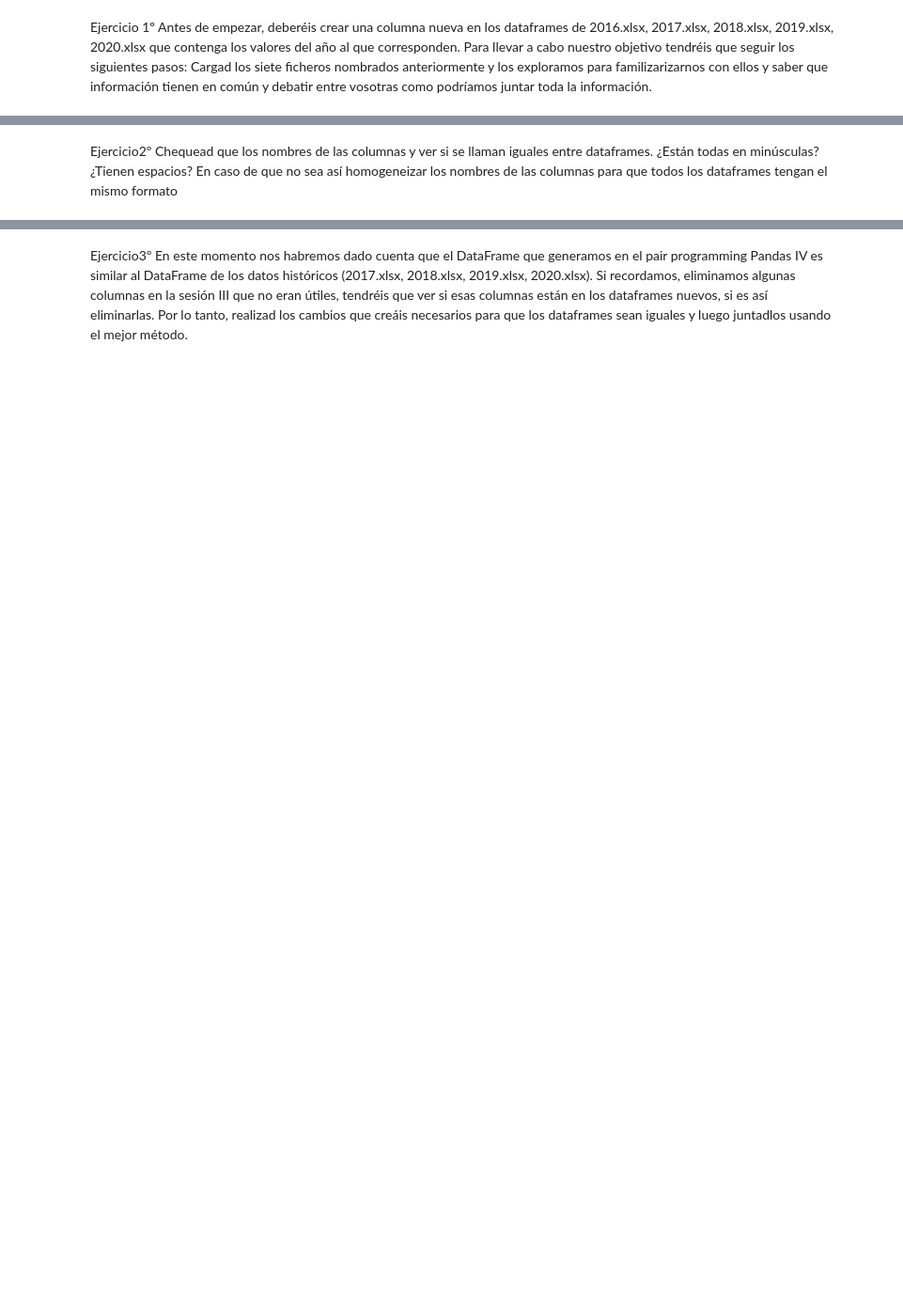
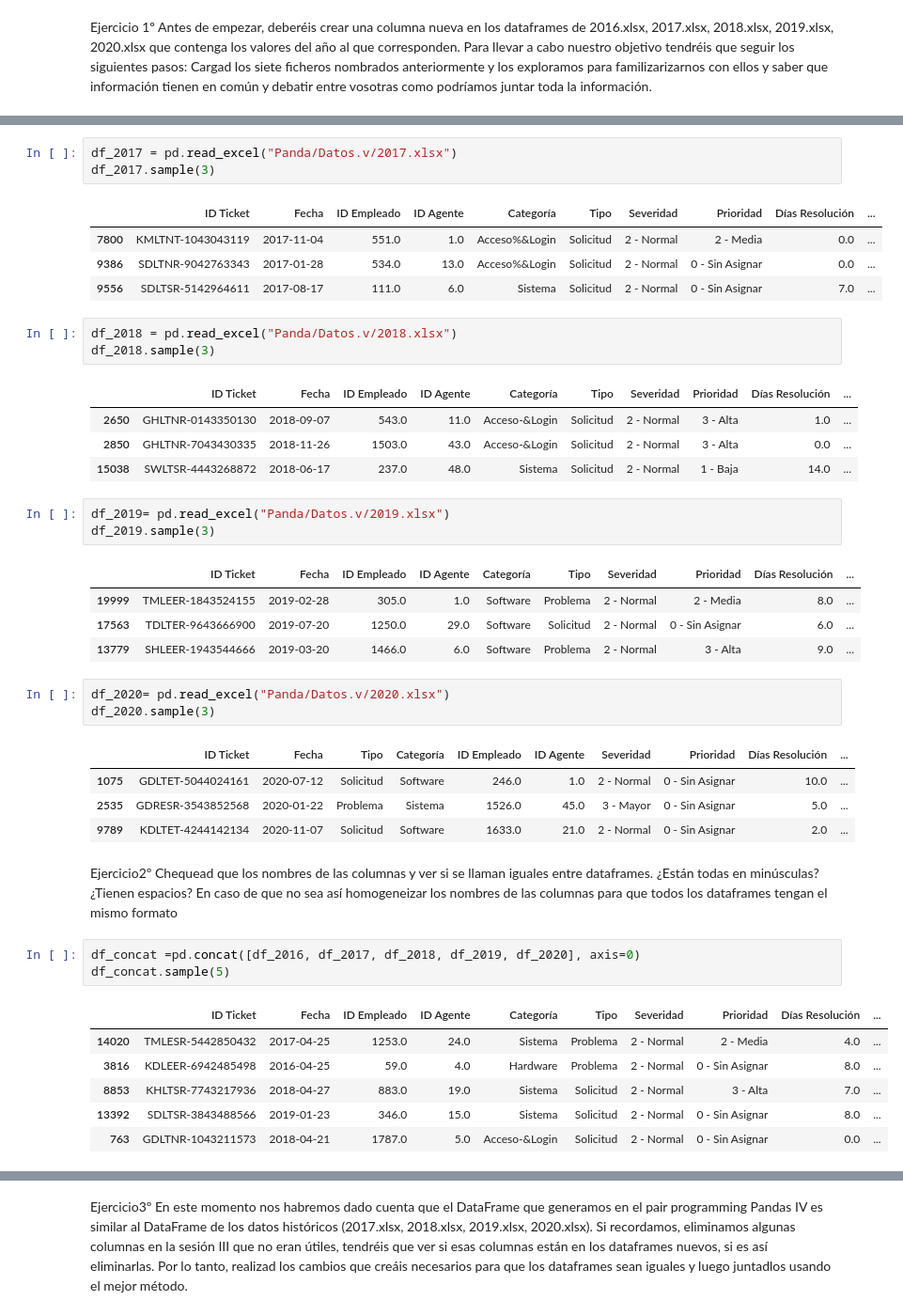
Before and after one commit to PalomaDA/DA-promod-modulo2-sprint1-Jacqueline-Paloma, a Jupyter notebook: Panda.V.ipynb, the cells around one changed output, grey strips where cells are left out. Shown: that part at 94% size. Drawn from its saved outputs; the diff is of its cells as text; blank space fills up the shorter version.

```diff
--- a/Panda.V.ipynb
+++ b/Panda.V.ipynb
@@ -5,2 +16,44 @@ Cargad los siete ficheros nombrados anteriormente y los exploramos para familiza
+# %%
+df_2017 = pd.read_excel("Panda/Datos.v/2017.xlsx")
+df_2017.sample(3)
+# %% [output]
+|  | ID Ticket | Fecha | ID Empleado | ID Agente | Categoría | Tipo | Severidad | Prioridad | Días Resolución | ... |
+| 7800 | KMLTNT-1043043119 | 2017-11-04 | 551.0 | 1.0 | Acceso%&Login | Solicitud | 2 - Normal | 2 - Media | 0.0 | ... |
+| 9386 | SDLTNR-9042763343 | 2017-01-28 | 534.0 | 13.0 | Acceso%&Login | Solicitud | 2 - Normal | 0 - Sin Asignar | 0.0 | ... |
+| 9556 | SDLTSR-5142964611 | 2017-08-17 | 111.0 | 6.0 | Sistema | Solicitud | 2 - Normal | 0 - Sin Asignar | 7.0 | ... |
+# %%
+df_2018 = pd.read_excel("Panda/Datos.v/2018.xlsx")
+df_2018.sample(3)
+# %% [output]
+|  | ID Ticket | Fecha | ID Empleado | ID Agente | Categoría | Tipo | Severidad | Prioridad | Días Resolución | ... |
+| 2650 | GHLTNR-0143350130 | 2018-09-07 | 543.0 | 11.0 | Acceso-&Login | Solicitud | 2 - Normal | 3 - Alta | 1.0 | ... |
+| 2850 | GHLTNR-7043430335 | 2018-11-26 | 1503.0 | 43.0 | Acceso-&Login | Solicitud | 2 - Normal | 3 - Alta | 0.0 | ... |
+| 15038 | SWLTSR-4443268872 | 2018-06-17 | 237.0 | 48.0 | Sistema | Solicitud | 2 - Normal | 1 - Baja | 14.0 | ... |
+# %%
+df_2019= pd.read_excel("Panda/Datos.v/2019.xlsx")
+df_2019.sample(3)
+# %% [output]
+|  | ID Ticket | Fecha | ID Empleado | ID Agente | Categoría | Tipo | Severidad | Prioridad | Días Resolución | ... |
+| 19999 | TMLEER-1843524155 | 2019-02-28 | 305.0 | 1.0 | Software | Problema | 2 - Normal | 2 - Media | 8.0 | ... |
+| 17563 | TDLTER-9643666900 | 2019-07-20 | 1250.0 | 29.0 | Software | Solicitud | 2 - Normal | 0 - Sin Asignar | 6.0 | ... |
+| 13779 | SHLEER-1943544666 | 2019-03-20 | 1466.0 | 6.0 | Software | Problema | 2 - Normal | 3 - Alta | 9.0 | ... |
+# %%
+df_2020= pd.read_excel("Panda/Datos.v/2020.xlsx")
+df_2020.sample(3)
+# %% [output]
+|  | ID Ticket | Fecha | Tipo | Categoría | ID Empleado | ID Agente | Severidad | Prioridad | Días Resolución | ... |
+| 1075 | GDLTET-5044024161 | 2020-07-12 | Solicitud | Software | 246.0 | 1.0 | 2 - Normal | 0 - Sin Asignar | 10.0 | ... |
+| 2535 | GDRESR-3543852568 | 2020-01-22 | Problema | Sistema | 1526.0 | 45.0 | 3 - Mayor | 0 - Sin Asignar | 5.0 | ... |
+| 9789 | KDLTET-4244142134 | 2020-11-07 | Solicitud | Software | 1633.0 | 21.0 | 2 - Normal | 0 - Sin Asignar | 2.0 | ... |
 # %% [markdown]
 Ejercicio2º Chequead que los nombres de las columnas y ver si se llaman iguales entre dataframes. ¿Están todas en minúsculas? ¿Tienen espacios? En caso de que no sea así homogeneizar los nombres de las columnas para que todos los dataframes tengan el mismo formato
+# %%
+df_concat =pd.concat([df_2016, df_2017, df_2018, df_2019, df_2020], axis=0)
+df_concat.sample(5)
+# %% [output]
+|  | ID Ticket | Fecha | ID Empleado | ID Agente | Categoría | Tipo | Severidad | Prioridad | Días Resolución | ... |
+| 14020 | TMLESR-5442850432 | 2017-04-25 | 1253.0 | 24.0 | Sistema | Problema | 2 - Normal | 2 - Media | 4.0 | ... |
+| 3816 | KDLEER-6942485498 | 2016-04-25 | 59.0 | 4.0 | Hardware | Problema | 2 - Normal | 0 - Sin Asignar | 8.0 | ... |
+| 8853 | KHLTSR-7743217936 | 2018-04-27 | 883.0 | 19.0 | Sistema | Solicitud | 2 - Normal | 3 - Alta | 7.0 | ... |
+| 13392 | SDLTSR-3843488566 | 2019-01-23 | 346.0 | 15.0 | Sistema | Solicitud | 2 - Normal | 0 - Sin Asignar | 8.0 | ... |
+| 763 | GDLTNR-1043211573 | 2018-04-21 | 1787.0 | 5.0 | Acceso-&Login | Solicitud | 2 - Normal | 0 - Sin Asignar | 0.0 | ... |
```
Also changed, not shown: parts of 16 cells of this notebook, 5 other files.
